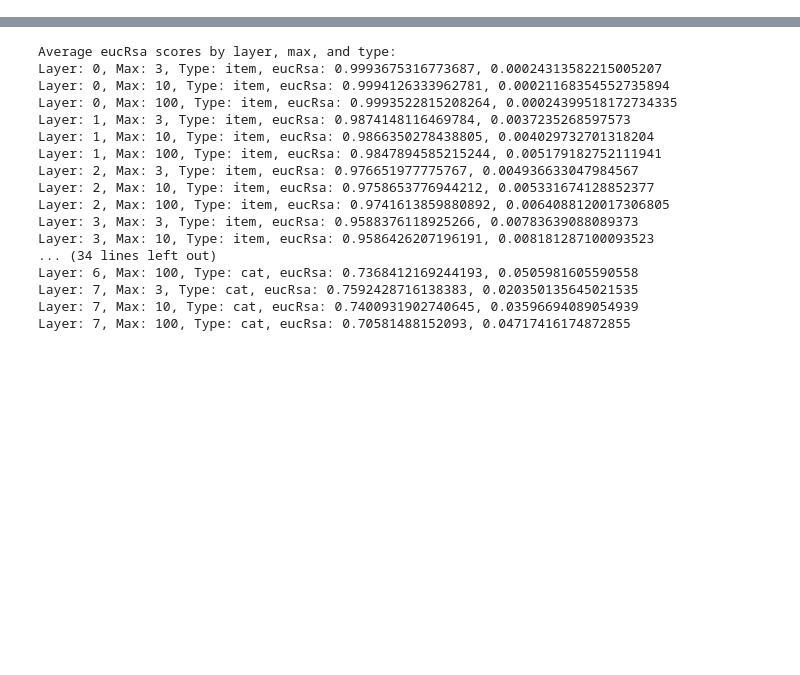
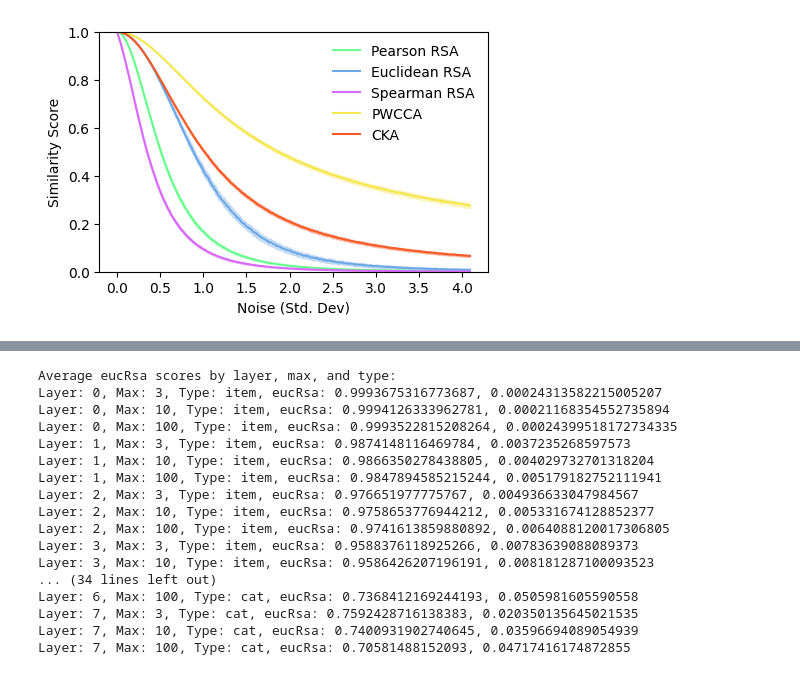
Before and after one commit to VandyCatLab/idvor, a Jupyter notebook: notebooks/Manuscript.ipynb, the cells around one changed output, grey strips where cells are left out. Cells and saved outputs as stored; diff of their text form; code cells hidden in the pictures; blank space fills up the shorter version.

```diff
--- a/notebooks/Manuscript.ipynb
+++ b/notebooks/Manuscript.ipynb
@@ -1414,0 +581,81 @@ pg.anova(data=seedMeans, dv="eucRsa", between=["layer", "seedType"], detailed=Tr
+# %%
+# Plot noise curves
+noisePath = "../outputs/masterOutput/noiseSims2021.csv"
+ccaPath = "../outputs/masterOutput/pwccaNoise.csv"
+noiseData = pd.read_csv(noisePath, index_col=0)
+tmp = pd.read_csv(ccaPath, index_col=0)
+tmp.index = noiseData.index
+noiseData["cca"] = tmp["pwcca"]
+noiseData[rsaMetrics] = noiseData[rsaMetrics] ** 2
+
+noiseMean = noiseData.groupby(["Noise"])[funNames].agg(np.mean)
+noiseCI = noiseData.groupby(["Noise"])[funNames].agg(
+    lambda x: (np.mean(x) - pg.mad(x), np.mean(x) + pg.mad(x))
+)
+noiseData.head()
+
+# Get unique noise
+noise = noiseData["Noise"].unique()
+# Sort noise
+noise = np.sort(noise)
+
+fig = plt.figure(figsize=(plotWidth, plotHeight))
+ax = fig.add_axes([0.15, 0.15, 0.8, 0.8])
+ax.plot(noiseMean["peaRsa"], color=peaRsaColor, label="Pearson RSA")
+ax.fill_between(
+    noise,
+    [x[0] for x in noiseCI["peaRsa"]],
+    [x[1] for x in noiseCI["peaRsa"]],
+    zorder=-1,
+    alpha=0.3,
+    color=peaRsaColor,
+)
+ax.plot(noiseMean["eucRsa"], color=eucRsaColor, label="Euclidean RSA")
+ax.fill_between(
+    noise,
+    [x[0] for x in noiseCI["eucRsa"]],
+    [x[1] for x in noiseCI["eucRsa"]],
+    zorder=-1,
+    alpha=0.3,
+    color=eucRsaColor,
+)
+ax.plot(noiseMean["speRsa"], color=speRsaColor, label="Spearman RSA")
+ax.fill_between(
+    noise,
+    [x[0] for x in noiseCI["speRsa"]],
+    [x[1] for x in noiseCI["speRsa"]],
+    zorder=-1,
+    alpha=0.3,
+    color=speRsaColor,
+)
+ax.plot(noiseMean["cca"], color=ccaColor, label="PWCCA")
+ax.fill_between(
+    noise,
+    [x[0] for x in noiseCI["cca"]],
+    [x[1] for x in noiseCI["cca"]],
+    zorder=-1,
+    alpha=0.3,
+    color=ccaColor,
+)
+ax.plot(noiseMean["cka"], color=ckaColor, label="CKA")
+ax.fill_between(
+    noise,
+    [x[0] for x in noiseCI["cka"]],
+    [x[1] for x in noiseCI["cka"]],
+    zorder=-1,
+    alpha=0.3,
+    color=ckaColor,
+)
+ax.legend(frameon=False)
+ax.set_xlabel("Noise (Std. Dev)")
+ax.set_ylabel("Similarity Score")
+ax.set_ylim((0, 1))
+
+# Tight layout
+fig.tight_layout()
+
+# Save image
+fig.show()
+fig.savefig("../outputs/masterOutput/manuscriptFigures/noiseSims.png")
+# %% [output]
+[figure, added]
```
Also changed, not shown: parts of 141 cells of this notebook.
